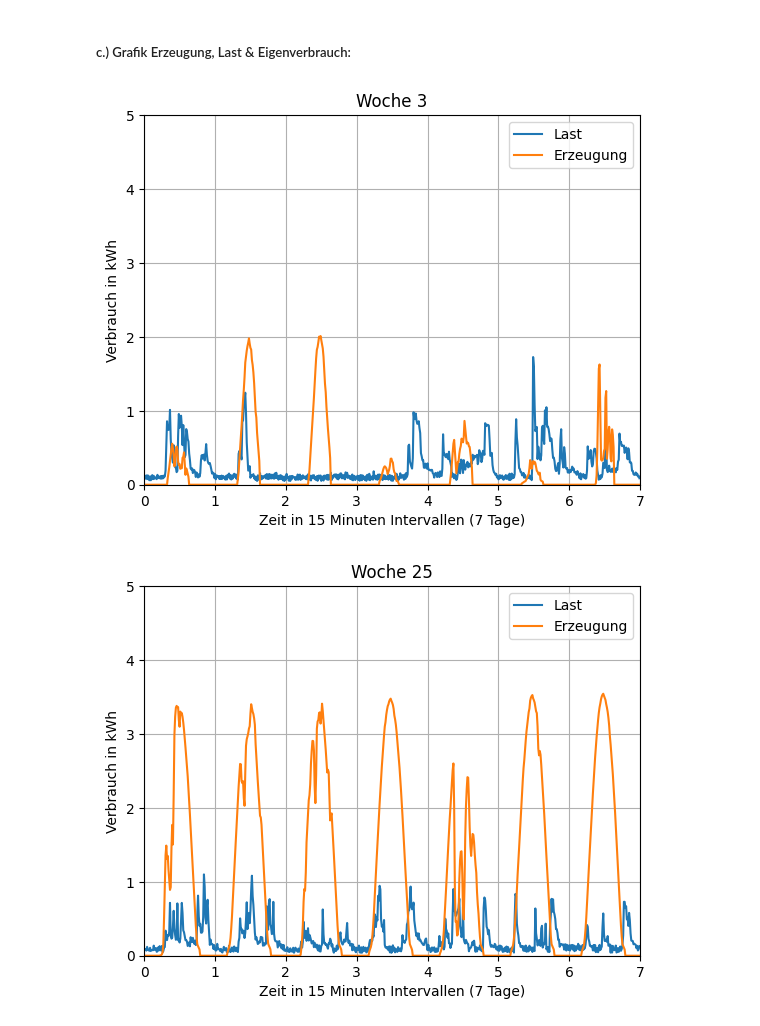
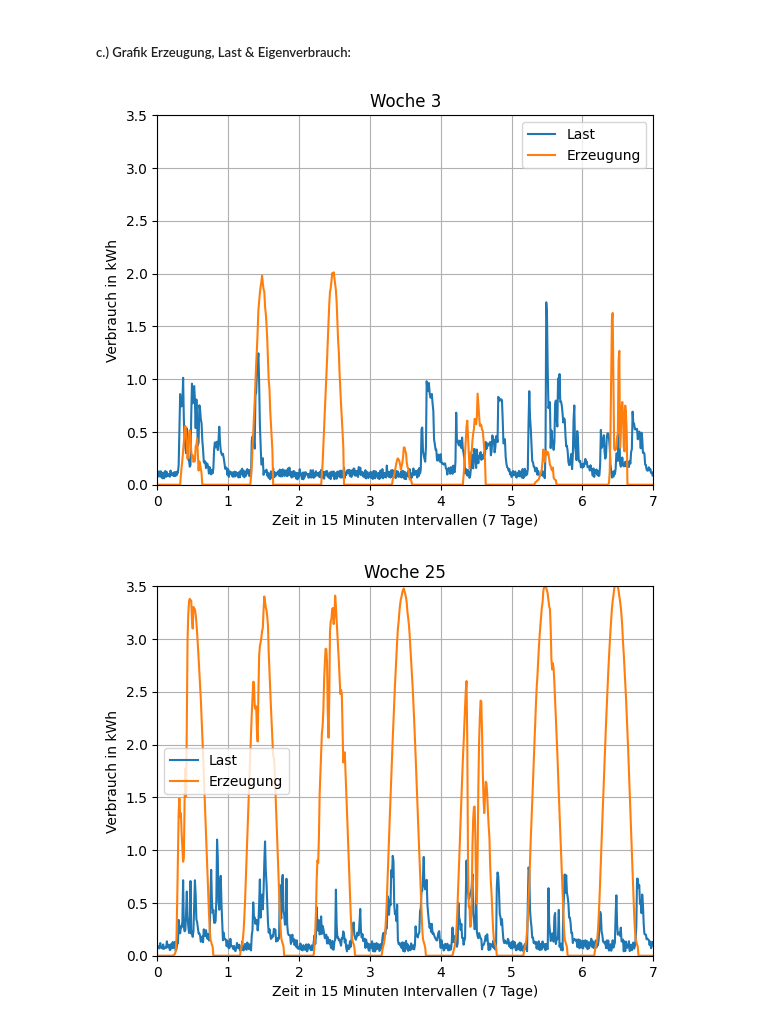
Before and after one commit to AhmedAkhi/2.UE, a Jupyter notebook: UE2_Gruppe2.ipynb, the cells around one changed output. Drawn from its saved outputs; the diff is of its cells as text; code cells hidden in the pictures.

```diff
--- a/UE2_Gruppe2.ipynb
+++ b/UE2_Gruppe2.ipynb
@@ -324,7 +322,7 @@ plt.show()
 #3.Woche => Werte zwischen 2*672 und 3*672
 #25.Woche => Werte zwischen 24*672 und 25*672
 # Woche 3 definieren
-def Grafik(Haushalt,Produktion,KW):
+def Grafik(Haushalt,Produktion, Pv_kWp, KW):
     W3_start = 1 + (KW-1) * 672  # Index des Starts der dritten Woche
     W3_end = 1 + (KW) * 672    # Index des Endes der dritten Woche
 
@@ -334,10 +332,11 @@ def Grafik(Haushalt,Produktion,KW):
     ticks = np.arange(0, days * ticks_per_day, ticks_per_day)
     tick_labels = np.arange(0, days)
 
+    Produktion_Anlage = Pv_kWp * Produktion
     # Plot erstellen
     fig, ax = plt.subplots()
     ax.plot(np.arange(0, W3_end - W3_start), Haushalt[W3_start:W3_end], label="Last")
-    ax.plot(np.arange(0, W3_end - W3_start), 5*Produktion[W3_start:W3_end], label="Erzeugung")
+    ax.plot(np.arange(0, W3_end - W3_start), Produktion_Anlage[W3_start:W3_end], label="Erzeugung")
     # ax.plot(np.arange(0, W3_end - W3_start), Haushalt[W3_start:W3_end] - Produktion[W3_start:W3_end], label="Eigenverbrauch")
     ax.set_title(f"Woche {KW}")
     ax.set_xlabel('Zeit in 15 Minuten Intervallen (7 Tage)')
@@ -348,11 +347,11 @@ def Grafik(Haushalt,Produktion,KW):
     ax.legend()
 
     plt.xlim(0, 672)
-    plt.ylim(0, 4)
+    plt.ylim(0)
     plt.show()
 # %%
-Grafik(Haushalt1, dfProduktion, 3)
-Grafik(Haushalt1, dfProduktion, 25)
+Grafik(Haushalt1, dfProduktion, Anlage_Pv, 3)
+Grafik(Haushalt1, dfProduktion, Anlage_Pv, 25)
 # %% [output]
-[figure, old version]
+[figure, new version]
-[figure, old version]
+[figure, new version]
```
Also changed, not shown: parts of 1 cell of this notebook.
